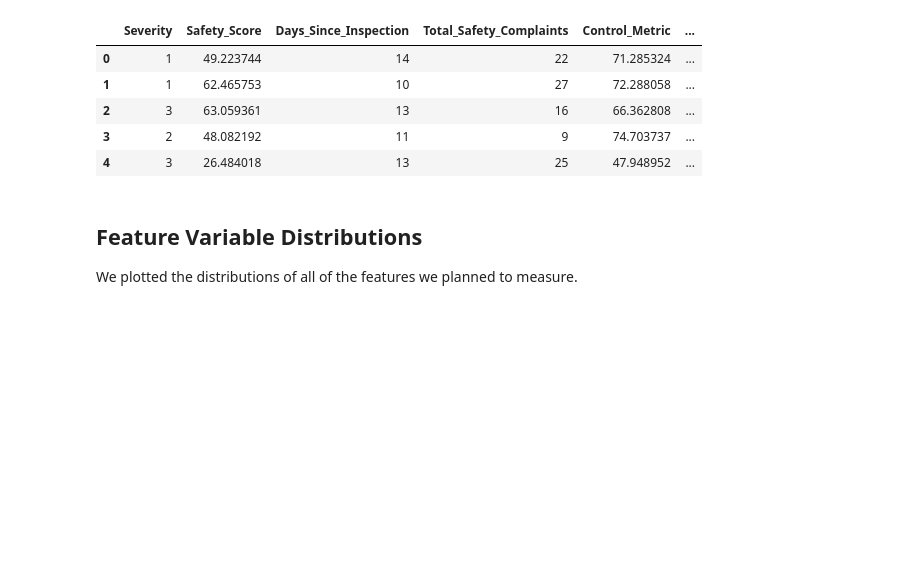
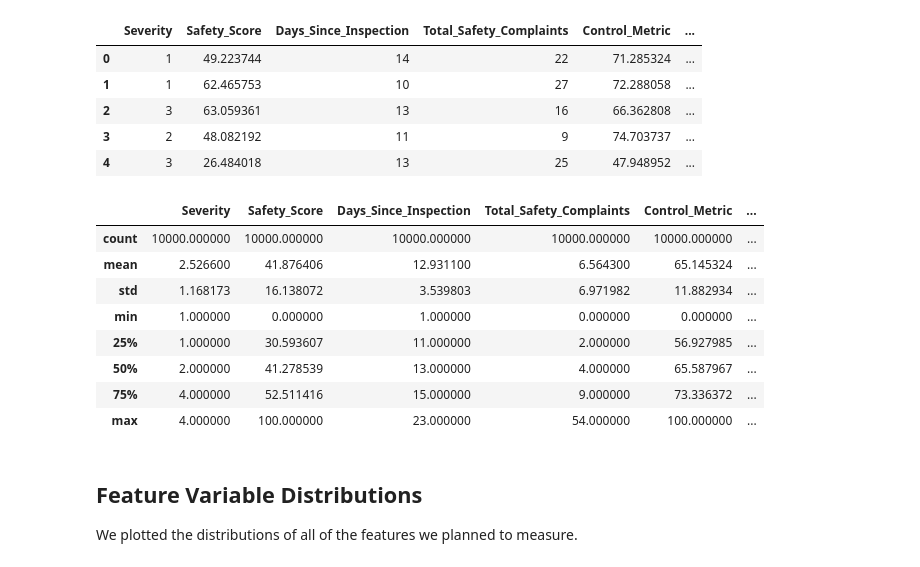
Before and after one commit to dalayne95/airplane-crash-predictor, a Jupyter notebook: project_notebook.ipynb, the cells around one changed output. Saved outputs shown, nothing was run; the diff lists cells and outputs as text; code cells hidden in the pictures; blank space fills up the shorter version.

```diff
--- a/project_notebook.ipynb
+++ b/project_notebook.ipynb
@@ -87,6 +87,18 @@ df_train.head()
 | 2 | 3 | 63.059361 | 13 | 16 | 66.362808 | ... |
 | 3 | 2 | 48.082192 | 11 | 9 | 74.703737 | ... |
 | 4 | 3 | 26.484018 | 13 | 25 | 47.948952 | ... |
+# %%
+df_train.describe()
+# %% [output]
+|  | Severity | Safety_Score | Days_Since_Inspection | Total_Safety_Complaints | Control_Metric | ... |
+| count | 10000.000000 | 10000.000000 | 10000.000000 | 10000.000000 | 10000.000000 | ... |
+| mean | 2.526600 | 41.876406 | 12.931100 | 6.564300 | 65.145324 | ... |
+| std | 1.168173 | 16.138072 | 3.539803 | 6.971982 | 11.882934 | ... |
+| min | 1.000000 | 0.000000 | 1.000000 | 0.000000 | 0.000000 | ... |
+| 25% | 1.000000 | 30.593607 | 11.000000 | 2.000000 | 56.927985 | ... |
+| 50% | 2.000000 | 41.278539 | 13.000000 | 4.000000 | 65.587967 | ... |
+| 75% | 4.000000 | 52.511416 | 15.000000 | 9.000000 | 73.336372 | ... |
+| max | 4.000000 | 100.000000 | 23.000000 | 54.000000 | 100.000000 | ... |
 # %% [markdown]
 ## Feature Variable Distributions
 
```
Also changed, not shown: parts of 5 cells of this notebook.
